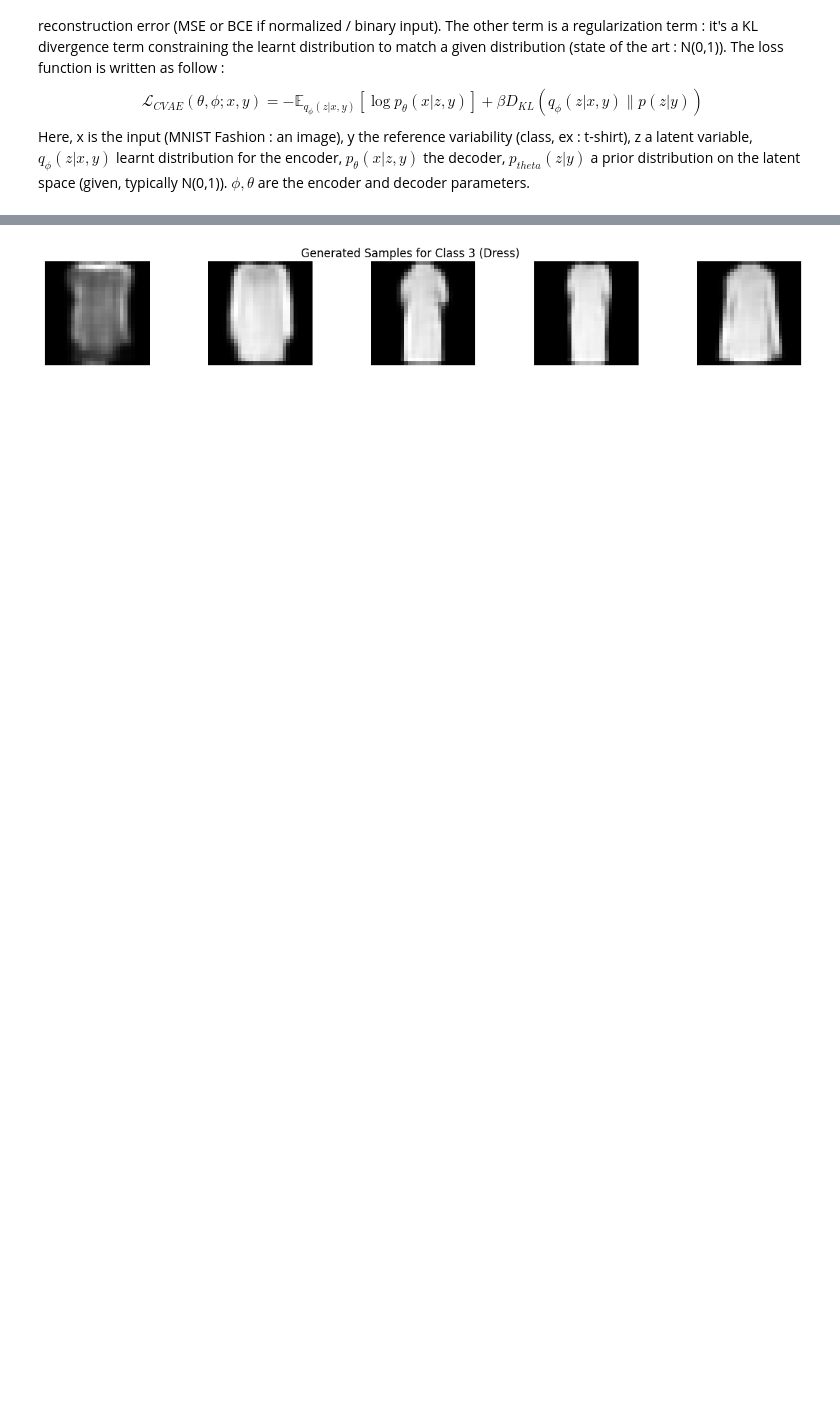
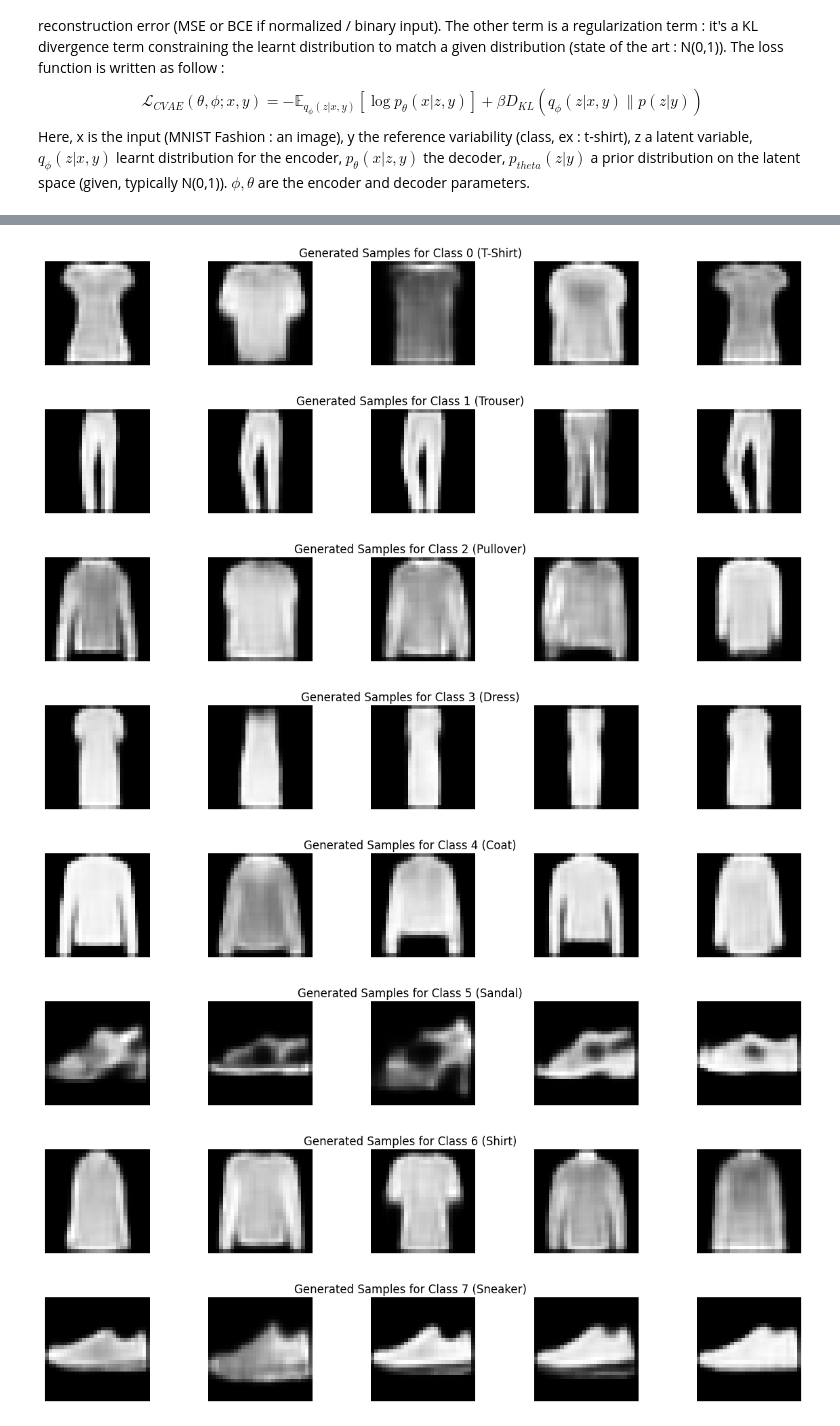
Before and after one commit to guillaume-joffre/project-hddl-segmentation, a Jupyter notebook: cvae.ipynb, the cells around one changed output, grey strips where cells are left out. Saved outputs shown, nothing was run; the diff lists cells and outputs as text; code cells hidden in the pictures; blank space fills up the shorter version.

```diff
--- a/cvae.ipynb
+++ b/cvae.ipynb
@@ -288,4 +301,20 @@ Train Epoch: 40 [57600/60000 (96%)]     Loss: 234.028137
 # %%
+generate_samples(class_idx=0)
+generate_samples(class_idx=1)
+generate_samples(class_idx=2)
 generate_samples(class_idx=3)
+generate_samples(class_idx=4)
+generate_samples(class_idx=5)
+generate_samples(class_idx=6)
+generate_samples(class_idx=7)
+generate_samples(class_idx=8)
+generate_samples(class_idx=9)
 # %% [output]
-[figure, old version]
+[figure, new version]
+[figure, added]
+[figure, added]
+[figure, added]
+[figure, added]
+[figure, added]
+[figure, added]
+[figure, added]
```
Also changed, not shown: parts of 5 cells of this notebook.
